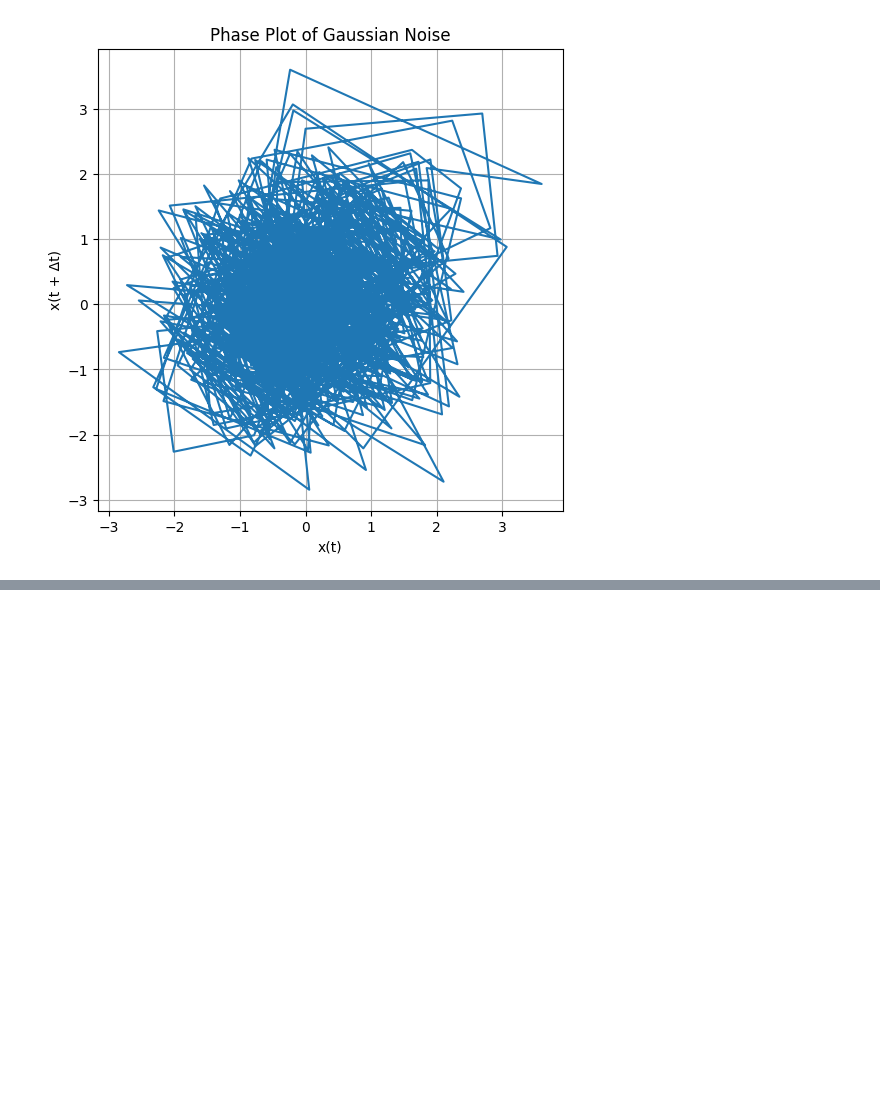
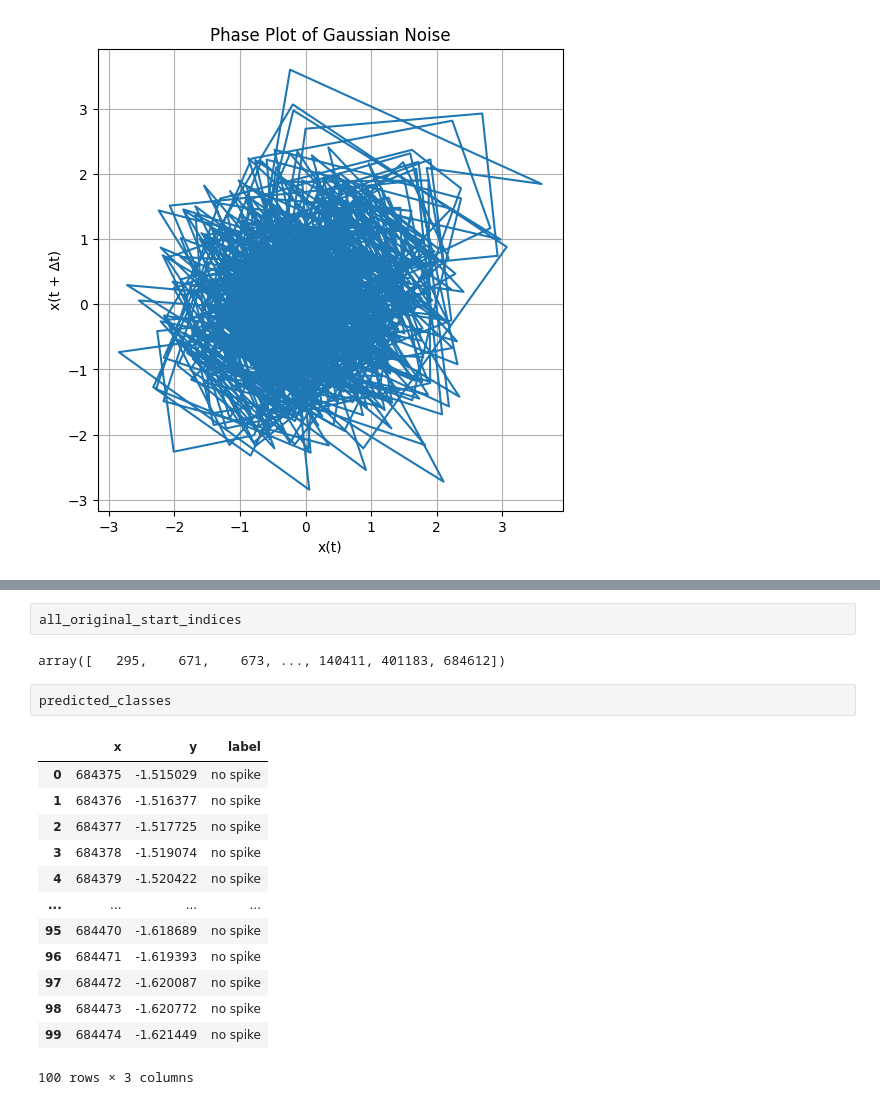
Before and after one commit to mariarv/SE_DA_FPM, a Jupyter notebook: scripts/Varioous.ipynb, the cells around one changed output, grey strips where cells are left out. Drawn from its saved outputs; the diff is of its cells as text; blank space fills up the shorter version.

```diff
--- a/scripts/Varioous.ipynb
+++ b/scripts/Varioous.ipynb
@@ -254,0 +877,20 @@ plt.show()
+# %%
+all_original_start_indices
+# %% [output]
+array([   295,    671,    673, ..., 140411, 401183, 684612])
+# %%
+predicted_classes
+# %% [output]
+|  | x | y | label |
+| 0 | 684375 | -1.515029 | no spike |
+| 1 | 684376 | -1.516377 | no spike |
+| 2 | 684377 | -1.517725 | no spike |
+| 3 | 684378 | -1.519074 | no spike |
+| 4 | 684379 | -1.520422 | no spike |
+| ... | ... | ... | ... |
+| 95 | 684470 | -1.618689 | no spike |
+| 96 | 684471 | -1.619393 | no spike |
+| 97 | 684472 | -1.620087 | no spike |
+| 98 | 684473 | -1.620772 | no spike |
+| 99 | 684474 | -1.621449 | no spike |
+100 rows × 3 columns
```
Also changed, not shown: parts of 8 cells of this notebook, 14 other files.
